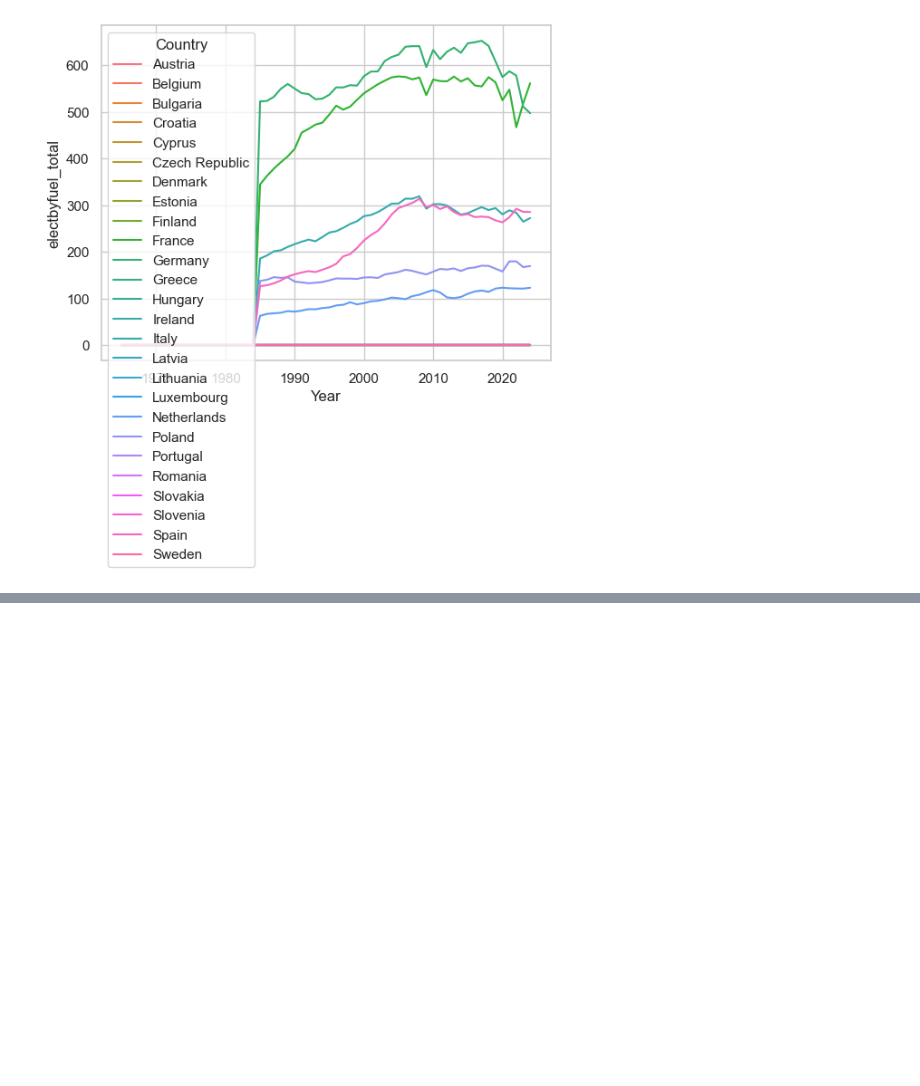
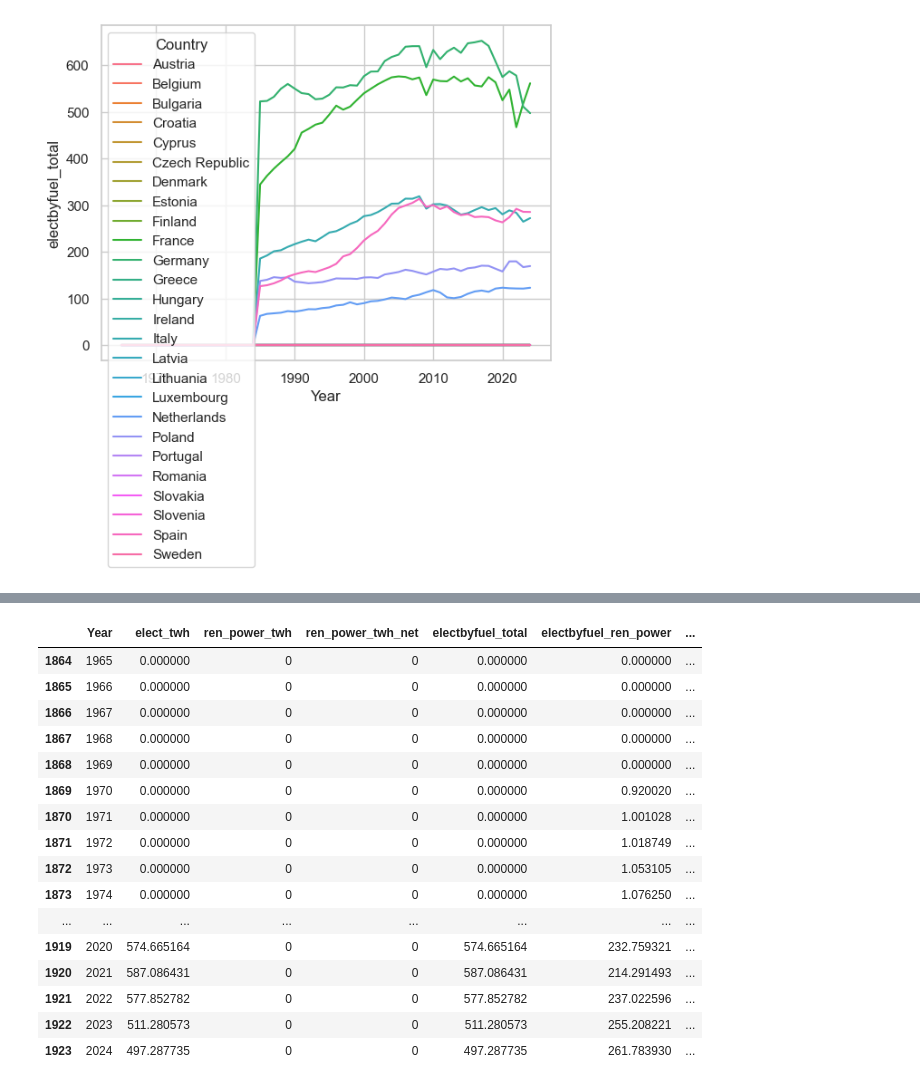
Before and after one commit to wimphil/visual_data_science, a Jupyter notebook: src/initial_exploration.ipynb, the cells around one changed output, grey strips where cells are left out. Saved outputs shown, nothing was run; the diff lists cells and outputs as text; code cells hidden in the pictures; blank space fills up the shorter version.

```diff
--- a/src/initial_exploration.ipynb
+++ b/src/initial_exploration.ipynb
@@ -57,0 +100,21 @@ sns.lineplot(data=df_all[df_all['EU']==1.0], x="Year", y="electbyfuel_total", hu
+# %%
+# columns for renewables
+df_all[df_all['Country']=="Germany"][['Year', 'elect_twh', 'ren_power_twh', 'ren_power_twh_net', 'electbyfuel_total', 'electbyfuel_ren_power', 'electbyfuel_hydro', 'hydro_twh', 'wind_twh', 'wind_twh_net', 'solar_twh', 'solar_twh_net', 'biogeo_twh', 'biogeo_twh_net']]
+# %% [output]
+|  | Year | elect_twh | ren_power_twh | ren_power_twh_net | electbyfuel_total | electbyfuel_ren_power | ... |
+| 1864 | 1965 | 0.000000 | 0 | 0 | 0.000000 | 0.000000 | ... |
+| 1865 | 1966 | 0.000000 | 0 | 0 | 0.000000 | 0.000000 | ... |
+| 1866 | 1967 | 0.000000 | 0 | 0 | 0.000000 | 0.000000 | ... |
+| 1867 | 1968 | 0.000000 | 0 | 0 | 0.000000 | 0.000000 | ... |
+| 1868 | 1969 | 0.000000 | 0 | 0 | 0.000000 | 0.000000 | ... |
+| 1869 | 1970 | 0.000000 | 0 | 0 | 0.000000 | 0.920020 | ... |
+| 1870 | 1971 | 0.000000 | 0 | 0 | 0.000000 | 1.001028 | ... |
+| 1871 | 1972 | 0.000000 | 0 | 0 | 0.000000 | 1.018749 | ... |
+| 1872 | 1973 | 0.000000 | 0 | 0 | 0.000000 | 1.053105 | ... |
+| 1873 | 1974 | 0.000000 | 0 | 0 | 0.000000 | 1.076250 | ... |
+| ... | ... | ... | ... | ... | ... | ... | ... |
+| 1919 | 2020 | 574.665164 | 0 | 0 | 574.665164 | 232.759321 | ... |
+| 1920 | 2021 | 587.086431 | 0 | 0 | 587.086431 | 214.291493 | ... |
+| 1921 | 2022 | 577.852782 | 0 | 0 | 577.852782 | 237.022596 | ... |
+| 1922 | 2023 | 511.280573 | 0 | 0 | 511.280573 | 255.208221 | ... |
+| 1923 | 2024 | 497.287735 | 0 | 0 | 497.287735 | 261.783930 | ... |
```
Also changed, not shown: parts of 6 cells of this notebook, 9 other files.
